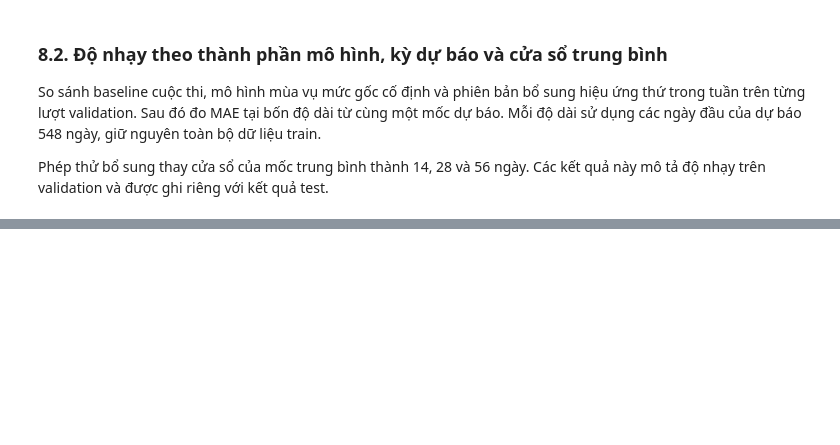
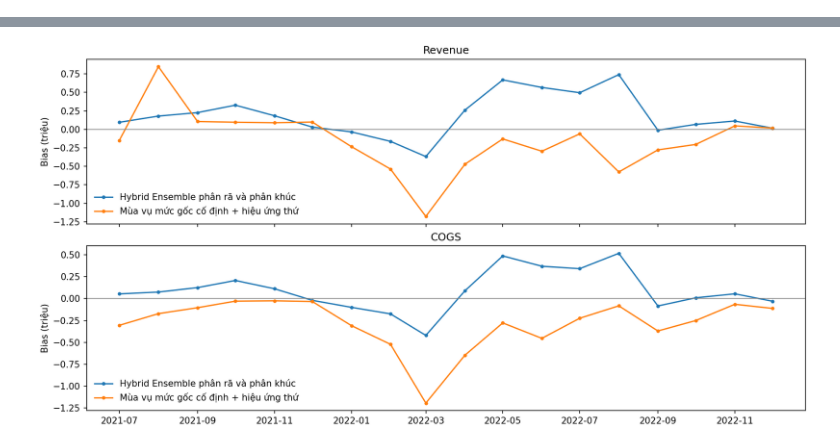
Before and after one commit to ngoctu1912/DA_Datathon2026, a Jupyter notebook: notebook/06_du_bao/04_do_nhay.ipynb, the cells around one changed output, grey strips where cells are left out. Cells and saved outputs as stored; diff of their text form; code cells hidden in the pictures; blank space fills up the shorter version.

```diff
--- a/notebook/06_du_bao/04_do_nhay.ipynb
+++ b/notebook/06_du_bao/04_do_nhay.ipynb
@@ -120,6 +125,19 @@ COGS — 5 ngày lệch nhiều nhất (triệu đơn vị tiền tệ)
-# %% [markdown]
-### 8.2. Độ nhạy theo thành phần mô hình, kỳ dự báo và cửa sổ trung bình
-
-So sánh baseline cuộc thi, mô hình mùa vụ mức gốc cố định và phiên bản bổ sung hiệu ứng thứ trong tuần trên từng lượt validation. Sau đó đo MAE tại bốn độ dài từ cùng một mốc dự báo. Mỗi độ dài sử dụng các ngày đầu của dự báo 548 ngày, giữ nguyên toàn bộ dữ liệu train.
-
-Phép thử bổ sung thay cửa sổ của mốc trung bình thành 14, 28 và 56 ngày. Các kết quả này mô tả độ nhạy trên validation và được ghi riêng với kết quả test.
+# %%
+error_rows=[]
+for method, forecast in [(weekday_name, weekday_test_forecast), (hybrid_name, hybrid_test_forecast)]:
+    for target in targets:
+        error=(forecast[target]-test_actual[target])/to_millions
+        for month,g in error.groupby(error.index.to_period('M')):
+            error_rows.append({'Tháng':str(month),'Phương pháp':method,'Chỉ tiêu':target,'Bias':g.mean(),'MAE':g.abs().mean(),'Số ngày':len(g)})
+monthly_errors=pd.DataFrame(error_rows)
+display(monthly_errors.pivot(index=['Tháng','Số ngày'],columns=['Chỉ tiêu','Phương pháp'],values='MAE').round(3))
+fig,axes=plt.subplots(2,1,figsize=(12,6),sharex=True,layout='constrained')
+for ax,target in zip(axes,targets):
+    for label,g in monthly_errors.loc[monthly_errors['Chỉ tiêu'].eq(target)].groupby('Phương pháp'):
+        ax.plot(pd.to_datetime(g['Tháng']),g['Bias'],marker='o',markersize=3,label=label)
+    ax.axhline(0,color='gray',linewidth=.8);ax.set_title(target);ax.set_ylabel('Bias (triệu)');ax.legend(frameon=False)
+with BytesIO() as buffer:
+    fig.savefig(buffer, format="png", dpi=150)
+    display(Image(data=buffer.getvalue(), width=950))
+plt.close(fig)
+# %% [output]
@@ -125,0 +163 @@ Phép thử bổ sung thay cửa sổ của mốc trung bình thành 14, 28 và
+[figure, added]
```
Also changed, not shown: parts of 29 cells of this notebook, 5 other files.
